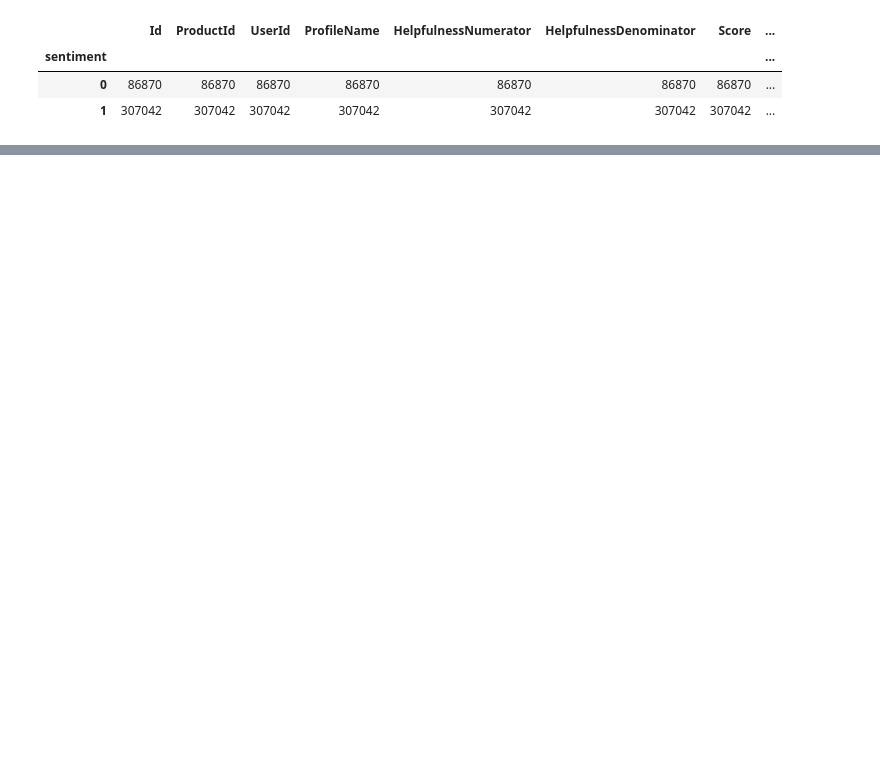
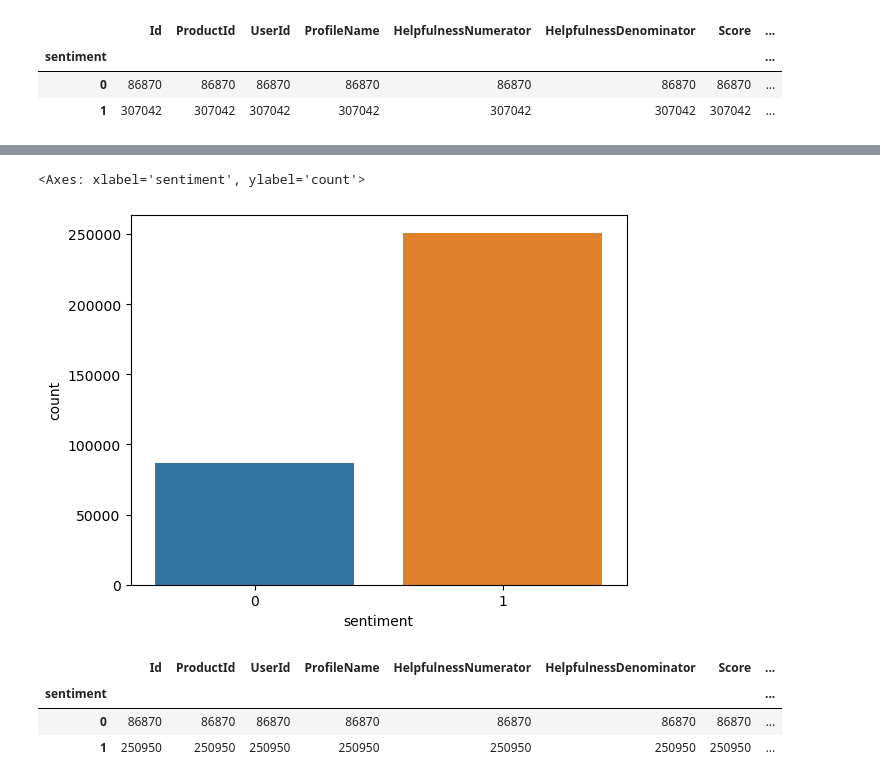
Before and after one commit to urusha-shrestha/nlp_01, a Jupyter notebook: 01_data_preprocessing.ipynb, the cells around one changed output, grey strips where cells are left out. Saved outputs shown, nothing was run; the diff lists cells and outputs as text; code cells hidden in the pictures; blank space fills up the shorter version.

```diff
--- a/data_preprocessing.ipynb
+++ b/01_data_preprocessing.ipynb
@@ -174,0 +178,2 @@ df.to_csv('dataset/cleaned_reviews.csv',sep=",", index=False)
+# %%
+new_df = df[df['Score'] != 4]
@@ -174,0 +187,12 @@ df.to_csv('dataset/cleaned_reviews.csv',sep=",", index=False)
+# %%
+sns.countplot(new_df, x='sentiment')
+# %% [output]
+<Axes: xlabel='sentiment', ylabel='count'>
+[figure, added]
+# %%
+new_df.groupby('sentiment').count()
+# %% [output]
+|  | Id | ProductId | UserId | ProfileName | HelpfulnessNumerator | HelpfulnessDenominator | Score | ... |
+| sentiment |  |  |  |  |  |  |  | ... |
+| 0 | 86870 | 86870 | 86870 | 86870 | 86870 | 86870 | 86870 | ... |
+| 1 | 250950 | 250950 | 250950 | 250950 | 250950 | 250950 | 250950 | ... |
```
Also changed, not shown: parts of 4 cells of this notebook, 1 other file.
